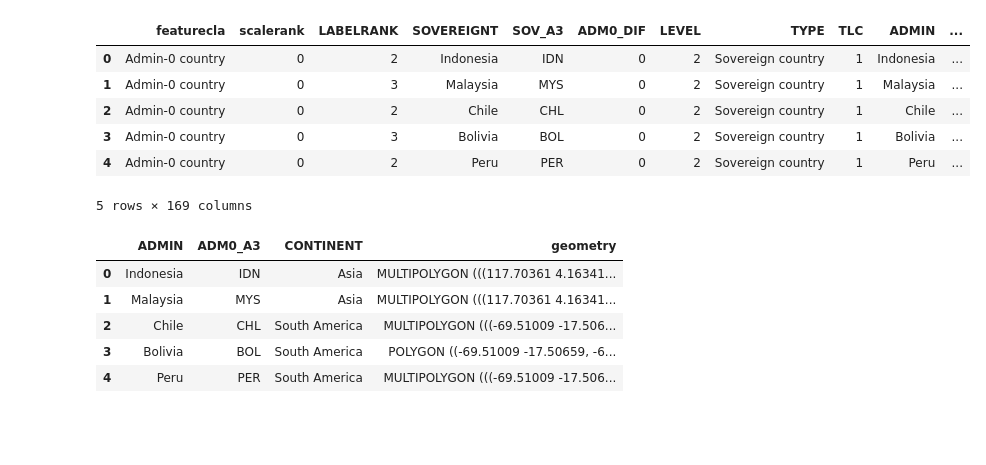
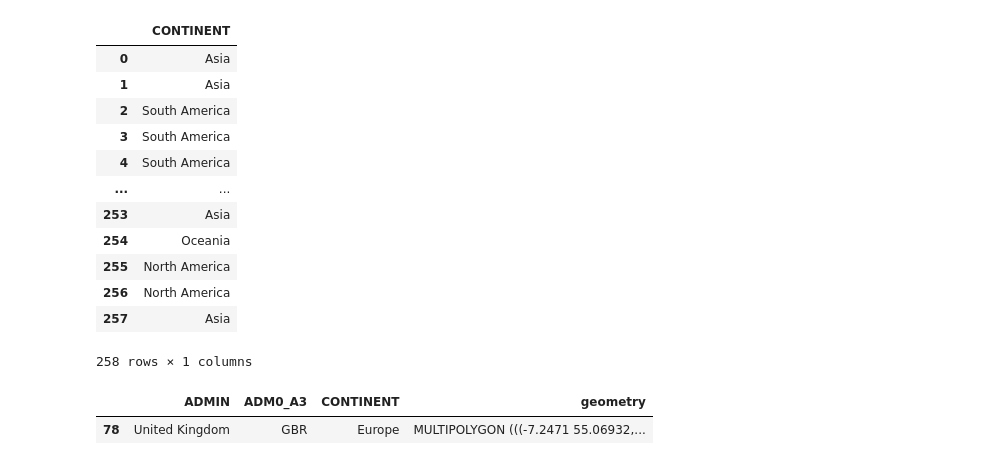
Before and after one commit to david-svejda/blind_map_python, a Jupyter notebook: countries_data.ipynb, the cells around one changed output. Drawn from its saved outputs; the diff is of its cells as text; code cells hidden in the pictures; blank space fills up the shorter version.

```diff
--- a/countries_data.ipynb
+++ b/countries_data.ipynb
@@ -5,15 +6,21 @@ import numpy as np
 # %%
 geo_data = gpd.read_file('data/ne_10m_admin_0_countries/ne_10m_admin_0_countries.shp')
 # %%
-geo_data.head()
+geo_data[['CONTINENT']]
 # %% [output]
-|  | featurecla | scalerank | LABELRANK | SOVEREIGNT | SOV_A3 | ADM0_DIF | LEVEL | TYPE | TLC | ADMIN | ... |
-| 0 | Admin-0 country | 0 | 2 | Indonesia | IDN | 0 | 2 | Sovereign country | 1 | Indonesia | ... |
-| 1 | Admin-0 country | 0 | 3 | Malaysia | MYS | 0 | 2 | Sovereign country | 1 | Malaysia | ... |
-| 2 | Admin-0 country | 0 | 2 | Chile | CHL | 0 | 2 | Sovereign country | 1 | Chile | ... |
-| 3 | Admin-0 country | 0 | 3 | Bolivia | BOL | 0 | 2 | Sovereign country | 1 | Bolivia | ... |
-| 4 | Admin-0 country | 0 | 2 | Peru | PER | 0 | 2 | Sovereign country | 1 | Peru | ... |
+|  | CONTINENT |
+| 0 | Asia |
+| 1 | Asia |
+| 2 | South America |
+| 3 | South America |
+| 4 | South America |
+| ... | ... |
+| 253 | Asia |
+| 254 | Oceania |
+| 255 | North America |
+| 256 | North America |
+| 257 | Asia |
-5 rows × 169 columns
+258 rows × 1 columns
 # %%
 columns = [
     "ADMIN",
@@ -22,11 +29,8 @@ columns = [
     "geometry"
 ]
 
-geo_data[columns].head()
+#geo_data[columns].head()
+geo_data[columns][geo_data.ADMIN == 'United Kingdom']
 # %% [output]
 |  | ADMIN | ADM0_A3 | CONTINENT | geometry |
-| 0 | Indonesia | IDN | Asia | MULTIPOLYGON (((117.70361 4.16341... |
-| 1 | Malaysia | MYS | Asia | MULTIPOLYGON (((117.70361 4.16341... |
-| 2 | Chile | CHL | South America | MULTIPOLYGON (((-69.51009 -17.506... |
-| 3 | Bolivia | BOL | South America | POLYGON ((-69.51009 -17.50659, -6... |
-| 4 | Peru | PER | South America | MULTIPOLYGON (((-69.51009 -17.506... |
+| 78 | United Kingdom | GBR | Europe | MULTIPOLYGON (((-7.2471 55.06932,... |
```
Also changed, not shown: parts of 6 cells of this notebook, 11 other files.
